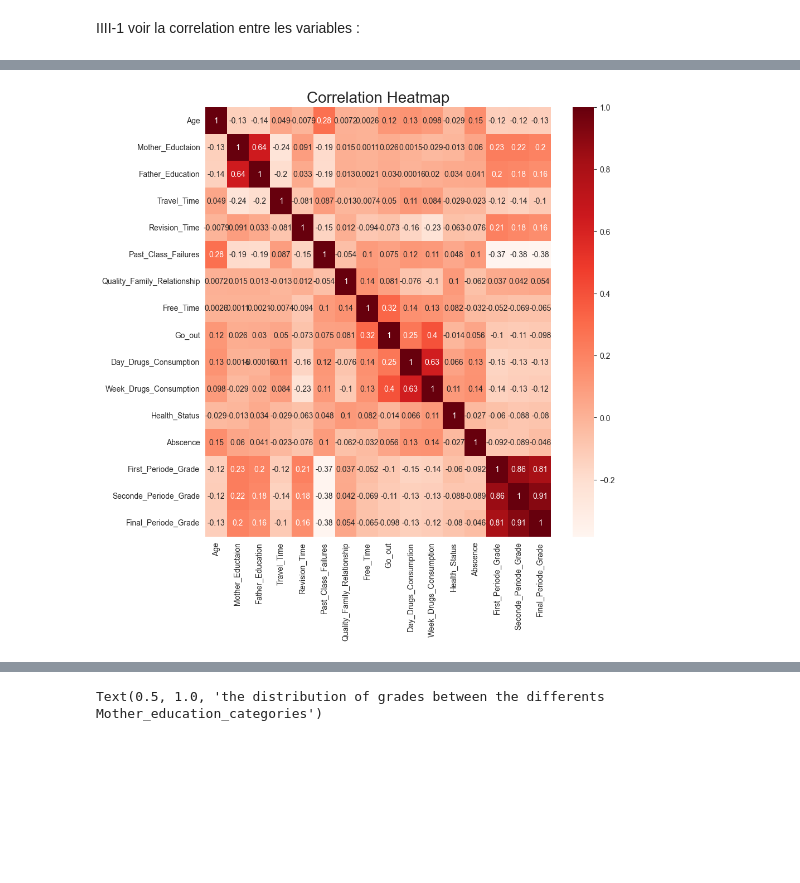
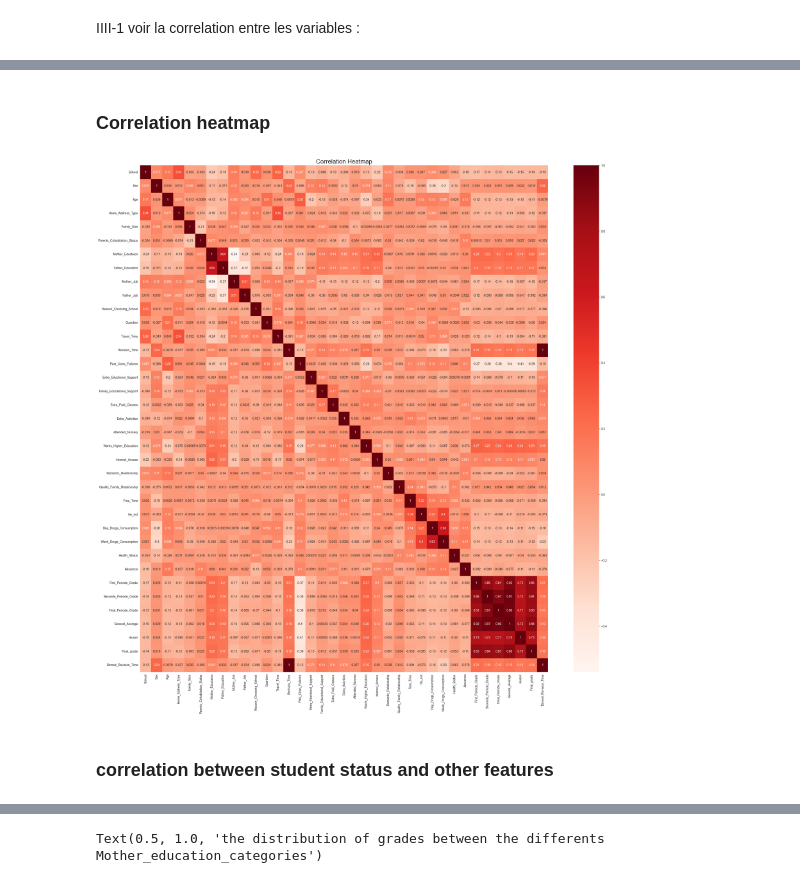
Before and after one commit to AyoubSamy/performance_student_analysis_project, a Jupyter notebook: notebook/notbook1.ipynb, the cells around one changed output, grey strips where cells are left out. Cells and saved outputs as stored; diff of their text form; code cells hidden in the pictures; blank space fills up the shorter version.

Commit message:
data_visualisation

```diff
--- a/notebook/notbook1.ipynb
+++ b/notebook/notbook1.ipynb
@@ -249,0 +265,5 @@ III.2.1 data binning (reduction de la numerosite):
+# %%
+# Création de la colonne "réussir" si la note générale dépasse 10
+df["réussir"] = df["General_Average"].apply(lambda x: "Yes" if x >= 10 else "No")
+
+df.head()
@@ -256,6 +284,6 @@ bins = np.array(valeur_limit)
 #preciser les nomes des groupes :
 group_names = ['Low', 'Medium', 'High']
 
-df['Final_grade'] = pd.cut(df['Final_Periode_Grade'], bins, labels=group_names, include_lowest=True )
-df[['Final_Periode_Grade','Final_grade']].head(20)
+df['Final_grade'] = pd.cut(df['General_Average'], bins, labels=group_names, include_lowest=True )
+df[['General_Average','Final_grade']].head(20)
 # %% [output]
@@ -353,0 +384,30 @@ We have 19 categorical features : ['School', 'Sex', 'Home_Address_Type', 'Family
+# %%
+# mapping strings to numeric values:
+df_numerical = df.copy()
+def numerical_data(df_numerical):
+    df_numerical.replace({
+        'School': {'GP': 0, 'MS': 1},
+        'Sex': {'M': 0, 'F': 1},
+        'Home_Address_Type': {'U': 0, 'R': 1},
+        'Family_Size': {'LE3': 0, 'GT3': 1},
+        'Parents_Cohabitation_Status': {'A': 1, 'T': 0},
+        'Mother_Job': {'teacher': 0, 'health': 1, 'services': 2, 'at_home': 3, 'other': 4},
+        'Father_Job': {'teacher': 0, 'health': 1, 'services': 2, 'at_home': 3, 'other': 4},
+        'Reason_Choosing_School': {'home': 0, 'reputation': 1, 'course': 2, 'other': 3},
+        'Guardien': {'mother': 0, 'father': 1, 'other': 2},
+        'Extra_Eductional_Support': {'no': 0, 'yes': 1},
+        'Family_Educational_Support': {'no': 0, 'yes': 1},
+        'Extra_Paid_Classes': {'no': 0, 'yes': 1},
+        'Extra_Activities': {'no': 0, 'yes': 1},
+        'Attended_Nursery': {'no': 0, 'yes': 1},
+        'Wants_Higher_Education': {'no': 0, 'yes': 1},
+        'Internet_Access': {'no': 0, 'yes': 1},
+        'Romantic_Relationship': {'no': 0, 'yes': 1},
+        'Final_grade':{'Low':0,'Medium':1,'High':2},
+        'Binned_Revision_Time':{'short_time':0,'Medium_time':1,'long_time':2,'very_long_time':3},
+        'réussir': {'No': 0, 'Yes': 1}
+
+    }, inplace=True)
+
+numerical_data(df_numerical)
+df_numerical.head()
@@ -354,8 +422,12 @@ We have 19 categorical features : ['School', 'Sex', 'Home_Address_Type', 'Family
+# %% [markdown]
+ ### Correlation heatmap
 # %%
-corr = df[numeric_features].corr()
-plt.figure(figsize=(10,10))
+corr = df_numerical.corr()
+plt.figure(figsize=(30,30))
 sns.heatmap(corr, annot=True, cmap="Reds")
 plt.title('Correlation Heatmap', fontsize=20)
 plt.show()
 # %% [output]
-[figure, old version]
+[figure, new version]
+# %% [markdown]
+### correlation between student status and other features
```
Also changed, not shown: parts of 92 cells of this notebook, 3 other files.
